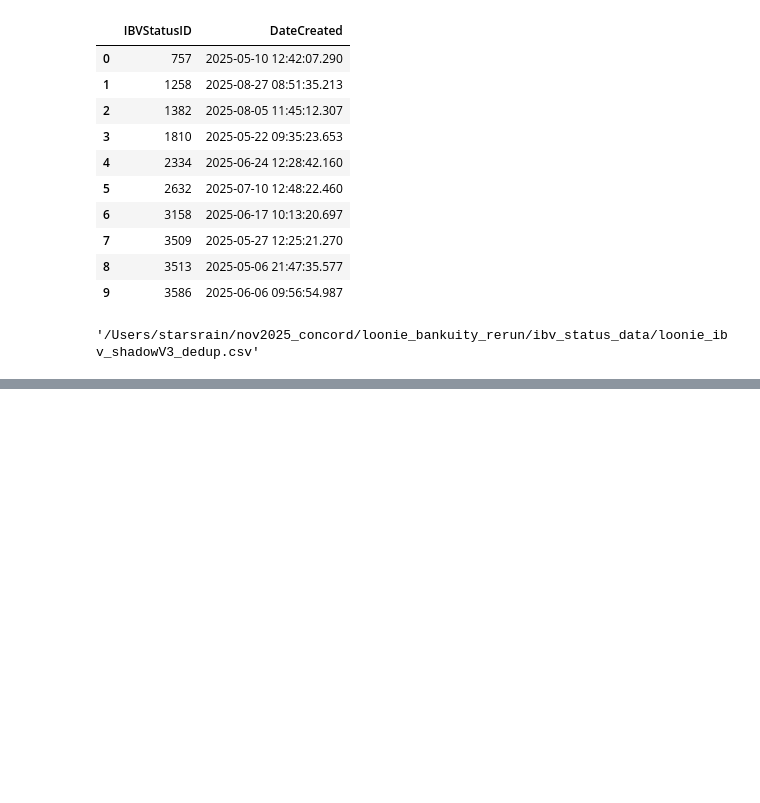
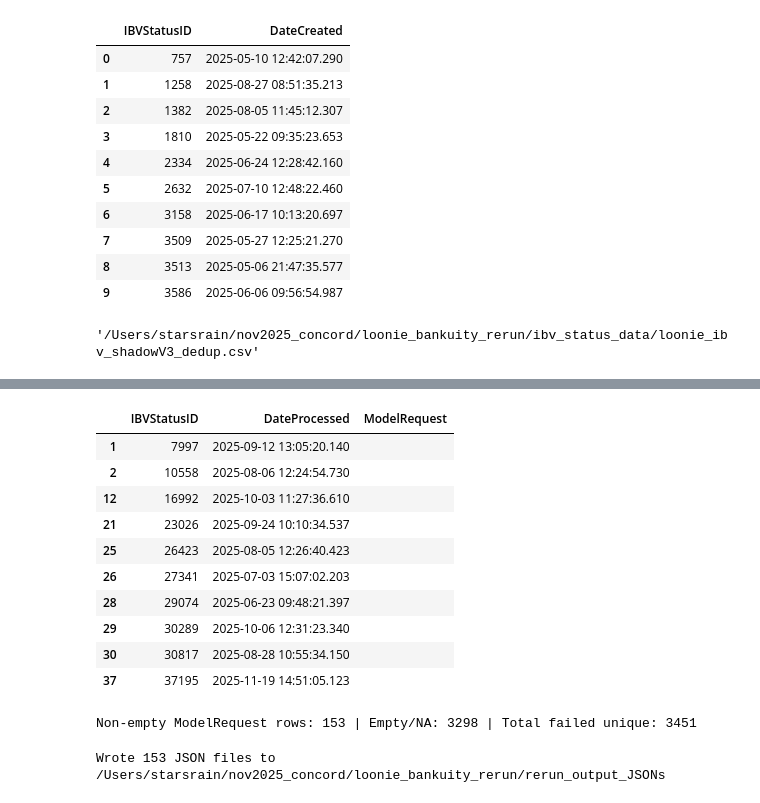
Before and after one commit to Junchen-concord/loonie_bankuity_rerun, a Jupyter notebook: notebooks/jcx_misc_codes.ipynb, the cells around one changed output, grey strips where cells are left out. Cells and saved outputs as stored; diff of their text form; code cells hidden in the pictures; blank space fills up the shorter version.

```diff
--- a/notebooks/jcx_misc_codes.ipynb
+++ b/notebooks/jcx_misc_codes.ipynb
@@ -544,0 +637,58 @@ out_csv
+# %%
+missing_preview
+# %% [output]
+|  | IBVStatusID | DateProcessed | ModelRequest |
+| 1 | 7997 | 2025-09-12 13:05:20.140 |  |
+| 2 | 10558 | 2025-08-06 12:24:54.730 |  |
+| 12 | 16992 | 2025-10-03 11:27:36.610 |  |
+| 21 | 23026 | 2025-09-24 10:10:34.537 |  |
+| 25 | 26423 | 2025-08-05 12:26:40.423 |  |
+| 26 | 27341 | 2025-07-03 15:07:02.203 |  |
+| 28 | 29074 | 2025-06-23 09:48:21.397 |  |
+| 29 | 30289 | 2025-10-06 12:31:23.340 |  |
+| 30 | 30817 | 2025-08-28 10:55:34.150 |  |
+| 37 | 37195 | 2025-11-19 14:51:05.123 |  |
+# %%
+# Dump non-empty ModelRequest JSONs for failed IBVStatusIDs (latest per ID)
+import os, json
+
+assert 'IBVStatusID' in df_failed_details.columns and 'ModelRequest' in df_failed_details.columns
+
+mr_series = df_failed_details['ModelRequest']
+has_model_request_latest = (
+    mr_series.notna()
+    & mr_series.astype(str).str.strip().ne("")
+    & mr_series.astype(str).str.strip().str.lower().ne("nan")
+)
+
+subset = df_failed_details.loc[has_model_request_latest, ['IBVStatusID','ModelRequest','DateProcessed']].copy()
+empty_count = len(df_failed_details) - len(subset)
+print(f"Non-empty ModelRequest rows: {len(subset)} | Empty/NA: {empty_count} | Total failed unique: {len(df_failed_details)}")
+# %% [output]
+Non-empty ModelRequest rows: 153 | Empty/NA: 3298 | Total failed unique: 3451
+# %%
+output_dir = "/Users/starsrain/nov2025_concord/loonie_bankuity_rerun/rerun_output_JSONs"
+os.makedirs(output_dir, exist_ok=True)
+
+written = 0
+parse_errors = []
+for ibv_id, model_request in zip(subset['IBVStatusID'], subset['ModelRequest']):
+    try:
+        if isinstance(model_request, (dict, list)):
+            data = model_request
+        else:
+            s = str(model_request).strip()
+            data = json.loads(s)
+        out_path = os.path.join(output_dir, f"failedModelRequest_{int(ibv_id)}.json")
+        with open(out_path, 'w', encoding='utf-8') as f:
+            json.dump(data, f, indent=4, separators=(',', ': '), ensure_ascii=False)
+        written += 1
+    except Exception as e:
+        parse_errors.append((int(ibv_id), str(e)))
+
+print(f"Wrote {written} JSON files to {output_dir}")
+if parse_errors:
+    print(f"Parse/Write errors: {len(parse_errors)} (first 5 shown)")
+    print(parse_errors[:5])
+# %% [output]
+Wrote 153 JSON files to /Users/starsrain/nov2025_concord/loonie_bankuity_rerun/rerun_output_JSONs
```
Also changed, not shown: parts of 8 cells of this notebook, 2 other files.
